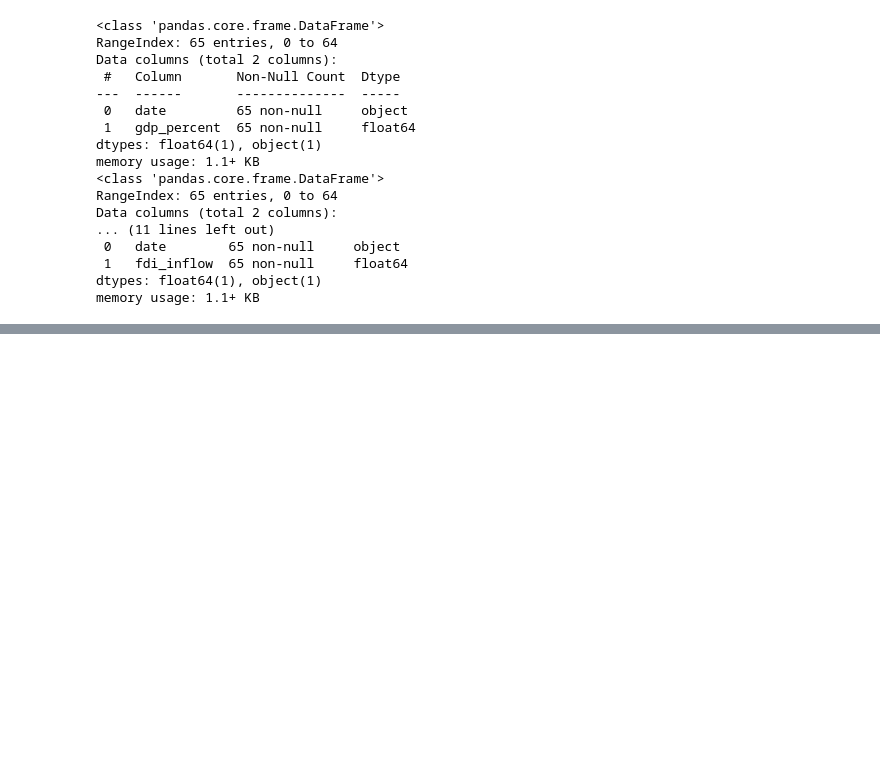
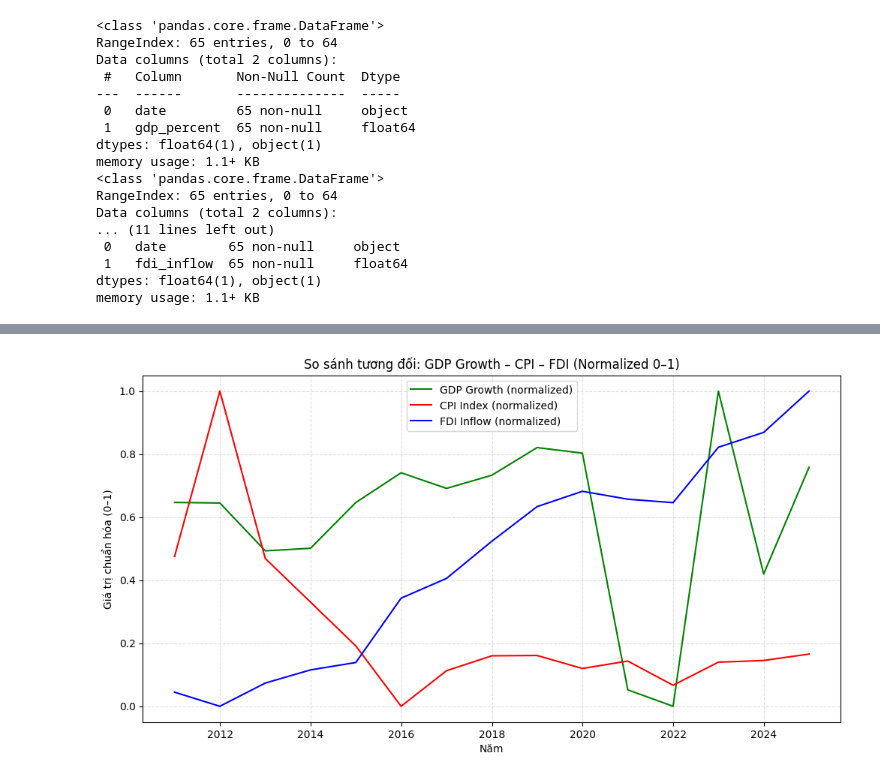
Before and after one commit to lamphat344961-alt/--_-n_GDP, a Jupyter notebook: notebooks/visualization/WorldBank.ipynb, the cells around one changed output, grey strips where cells are left out. Cells and saved outputs as stored; diff of their text form; code cells hidden in the pictures; blank space fills up the shorter version.

```diff
--- a/notebooks/visualization/WorldBank.ipynb
+++ b/notebooks/visualization/WorldBank.ipynb
@@ -63,0 +82,17 @@ plt.show()
+# %%
+for df, col in [(df_gdp_growth, 'gdp_percent'), (df_cpi_index, 'cpi_index'), (df_fdi_inflow, 'fdi_inflow')]:
+    df['norm'] = (df[col] - df[col].min()) / (df[col].max() - df[col].min())
+
+plt.figure(figsize=(12,6))
+plt.plot(df_gdp_growth['date'], df_gdp_growth['norm'], label='GDP Growth (normalized)', color='green')
+plt.plot(df_cpi_index['date'], df_cpi_index['norm'], label='CPI Index (normalized)', color='red')
+plt.plot(df_fdi_inflow['date'], df_fdi_inflow['norm'], label='FDI Inflow (normalized)', color='blue')
+
+plt.title("So sánh tương đối: GDP Growth – CPI – FDI (Normalized 0–1)")
+plt.xlabel("Năm")
+plt.ylabel("Giá trị chuẩn hóa (0–1)")
+plt.legend()
+plt.grid(True, linestyle='--', alpha=0.4)
+plt.show()
+# %% [output]
+[figure, added]
```
Also changed, not shown: parts of 4 cells of this notebook, 7 other files.
